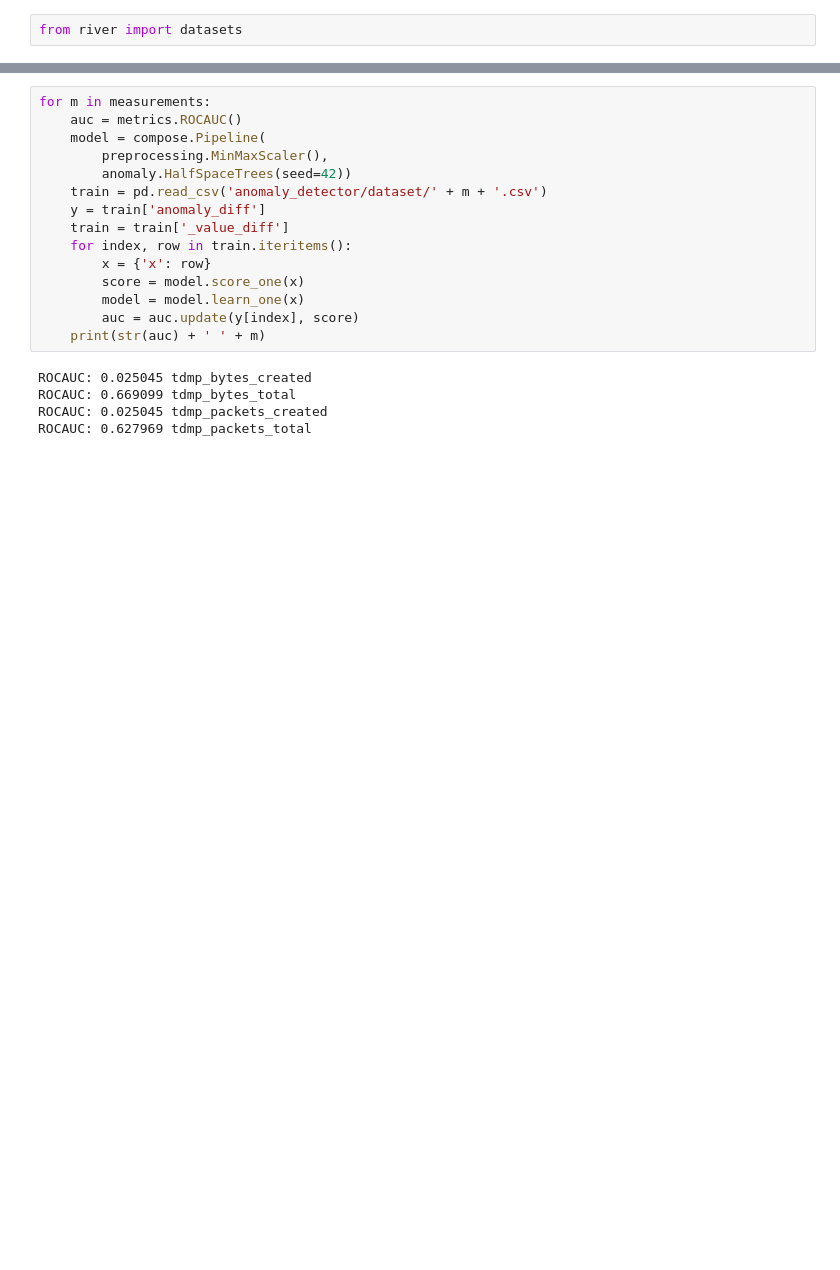
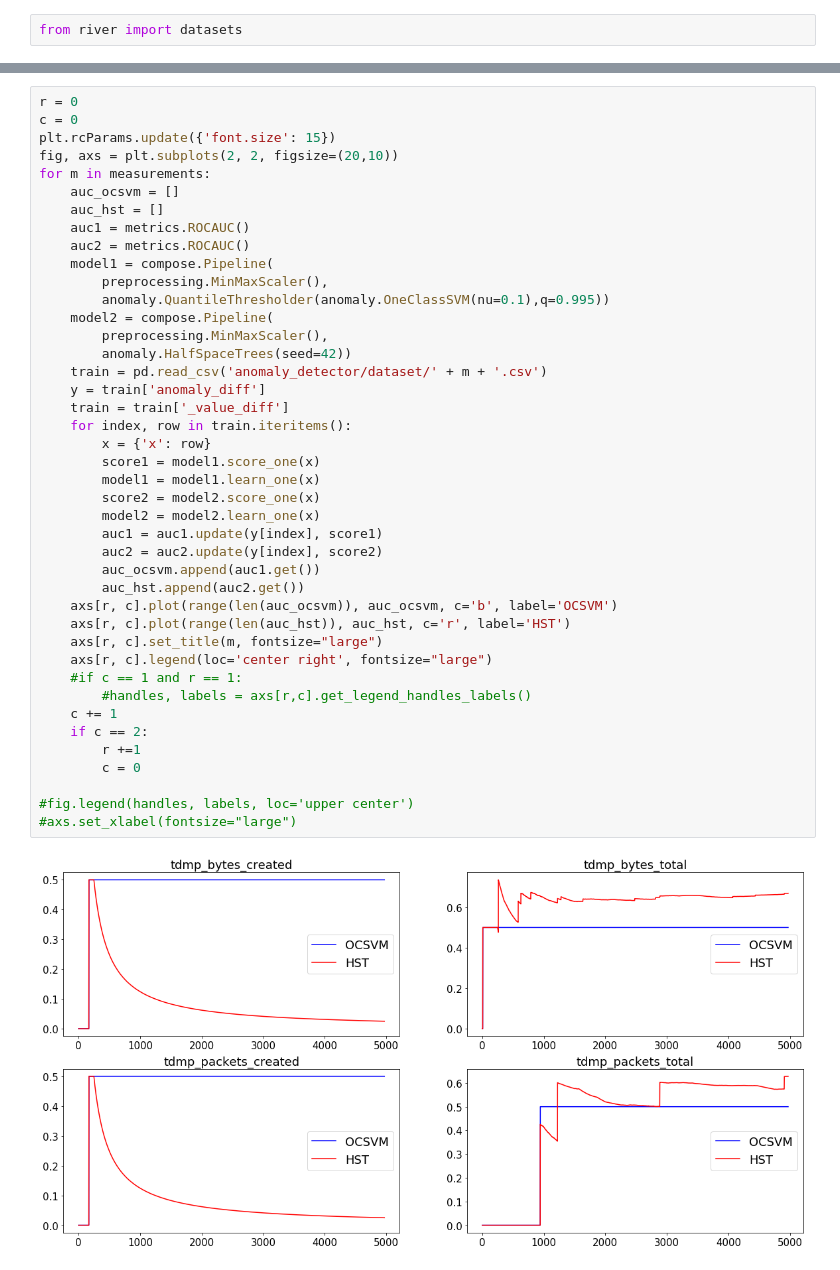
Before and after one commit to TimeEvolvingAnalytics/Anomaly-Detector, a Jupyter notebook: AD.ipynb, the cells around one changed output, grey strips where cells are left out. Cells and saved outputs as stored; diff of their text form; blank space fills up the shorter version.

```diff
--- a/AD.ipynb
+++ b/AD.ipynb
@@ -530,20 +510,44 @@ ROCAUC: 0.698017 tdmp_packets_total
-# %%
-for m in measurements:
-    auc = metrics.ROCAUC()
-    model = compose.Pipeline(
-        preprocessing.MinMaxScaler(),
-        anomaly.HalfSpaceTrees(seed=42))
-    train = pd.read_csv('anomaly_detector/dataset/' + m + '.csv')
-    y = train['anomaly_diff']
-    train = train['_value_diff']
-    for index, row in train.iteritems():
-        x = {'x': row}
-        score = model.score_one(x)
-        model = model.learn_one(x)
-        auc = auc.update(y[index], score)
-    print(str(auc) + ' ' + m)
-# %% [output]
-ROCAUC: 0.025045 tdmp_bytes_created
-ROCAUC: 0.669099 tdmp_bytes_total
-ROCAUC: 0.025045 tdmp_packets_created
-ROCAUC: 0.627969 tdmp_packets_total
+# %%
+r = 0
+c = 0
+plt.rcParams.update({'font.size': 15})
+fig, axs = plt.subplots(2, 2, figsize=(20,10))
+for m in measurements:
+    auc_ocsvm = []
+    auc_hst = []
+    auc1 = metrics.ROCAUC()
+    auc2 = metrics.ROCAUC()
+    model1 = compose.Pipeline(
+        preprocessing.MinMaxScaler(),
+        anomaly.QuantileThresholder(anomaly.OneClassSVM(nu=0.1),q=0.995))
+    model2 = compose.Pipeline(
+        preprocessing.MinMaxScaler(),
+        anomaly.HalfSpaceTrees(seed=42))
+    train = pd.read_csv('anomaly_detector/dataset/' + m + '.csv')
+    y = train['anomaly_diff']
+    train = train['_value_diff']
+    for index, row in train.iteritems():
+        x = {'x': row}
+        score1 = model1.score_one(x)
+        model1 = model1.learn_one(x)
+        score2 = model2.score_one(x)
+        model2 = model2.learn_one(x)
+        auc1 = auc1.update(y[index], score1)
+        auc2 = auc2.update(y[index], score2)
+        auc_ocsvm.append(auc1.get())
+        auc_hst.append(auc2.get())
+    axs[r, c].plot(range(len(auc_ocsvm)), auc_ocsvm, c='b', label='OCSVM')
+    axs[r, c].plot(range(len(auc_hst)), auc_hst, c='r', label='HST')
+    axs[r, c].set_title(m, fontsize="large")
+    axs[r, c].legend(loc='center right', fontsize="large")
+    #if c == 1 and r == 1:
+        #handles, labels = axs[r,c].get_legend_handles_labels()
+    c += 1
+    if c == 2:
+        r +=1
+        c = 0
+
+#fig.legend(handles, labels, loc='upper center')
+#axs.set_xlabel(fontsize="large")
+# %% [output]
+[figure, added]
```
Also changed, not shown: parts of 5 cells of this notebook, 1 other file.
